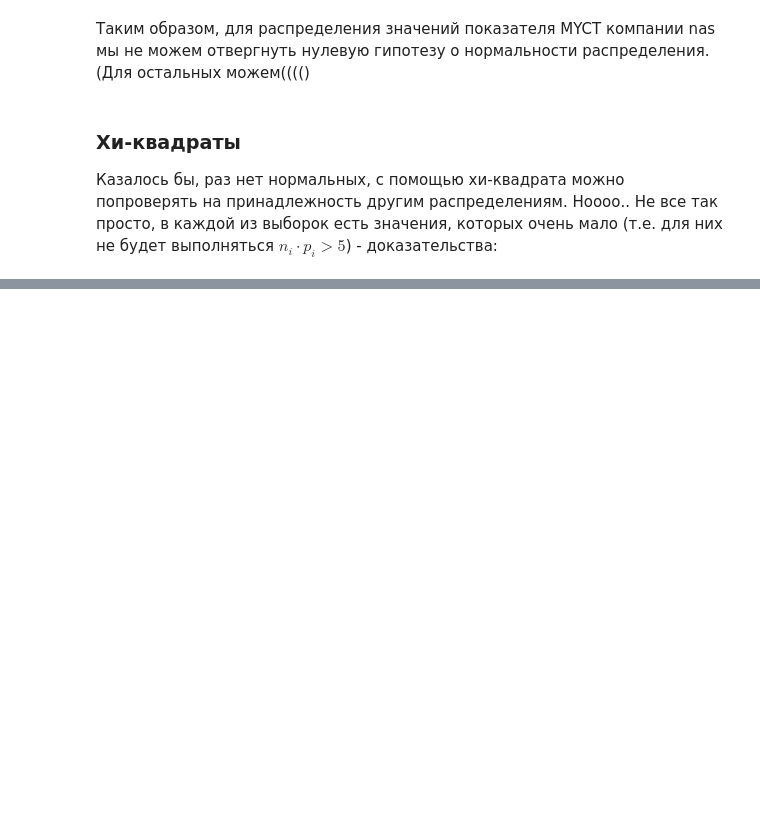
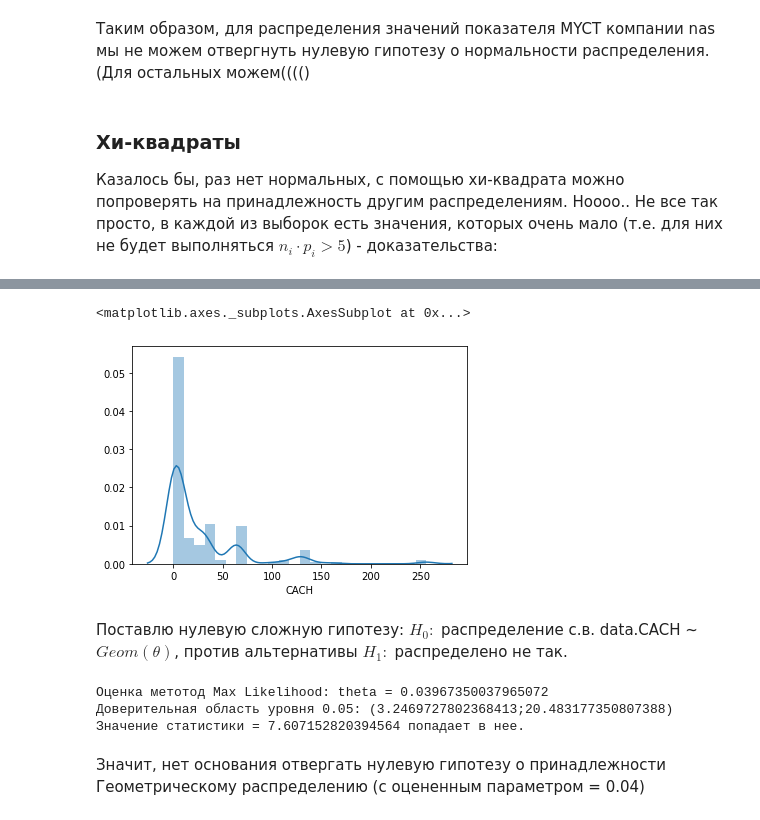
Before and after one commit to TohaRhymes/statistics, a Jupyter notebook: module_hw2/task.ipynb, the cells around one changed output, grey strips where cells are left out. Drawn from its saved outputs; the diff is of its cells as text; code cells hidden in the pictures; blank space fills up the shorter version.

```diff
--- a/module_hw2/task.ipynb
+++ b/module_hw2/task.ipynb
@@ -564,0 +645,18 @@ for (columnName, columnData) in data.transpose().iterrows():
+# %%
+sns.distplot(data.CACH)
+# %% [output]
+<matplotlib.axes._subplots.AxesSubplot at 0x...>
+[figure, added]
+# %% [markdown]
+Поставлю нулевую сложную гипотезу: $H_0: $ распределение с.в. data.CACH ~$Geom(\theta)$, против альтернативы $H_1: $ распределено не так.
+# %%
+o, e = chi2_transform(data.CACH, geom_f, 1/np.mean(data.CACH))
+print(f'Оценка метотод Max Likelihood: theta = {1/np.mean(data.CACH)}')
+chi2_stat = chi2_counter(o, e, len(o))
+check_chi2(chi2_stat, len(o)-1-1, 0.05)
+# %% [output]
+Оценка метотод Max Likelihood: theta = 0.03967350037965072
+Доверительная область уровня 0.05: (3.2469727802368413;20.483177350807388)
+Значение статистики = 7.607152820394564 попадает в нее.
+# %% [markdown]
+Значит, нет основания отвергать нулевую гипотезу о принадлежности Геометрическому распределению (с оцененным параметром = 0.04)
```
Also changed, not shown: parts of 15 cells of this notebook.
